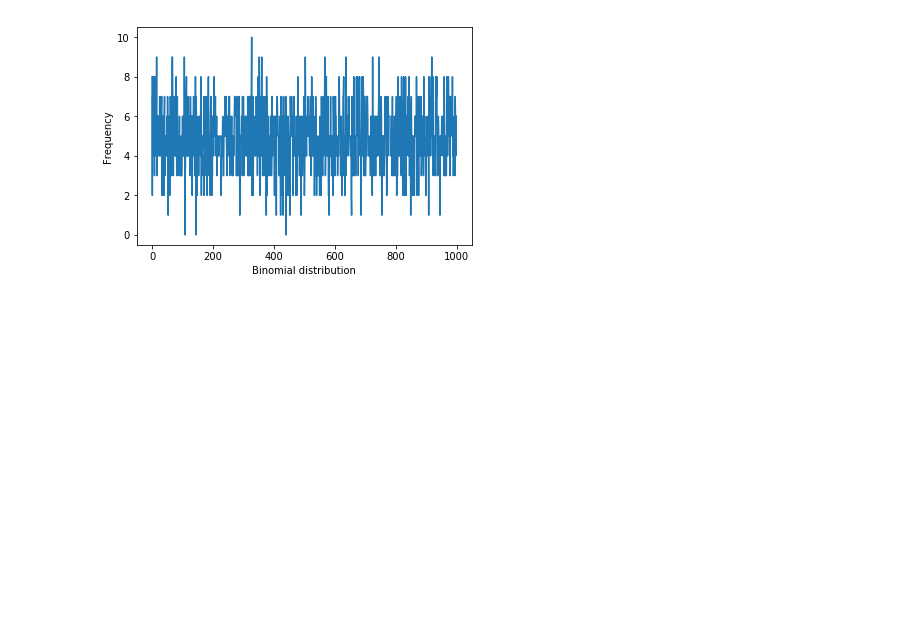
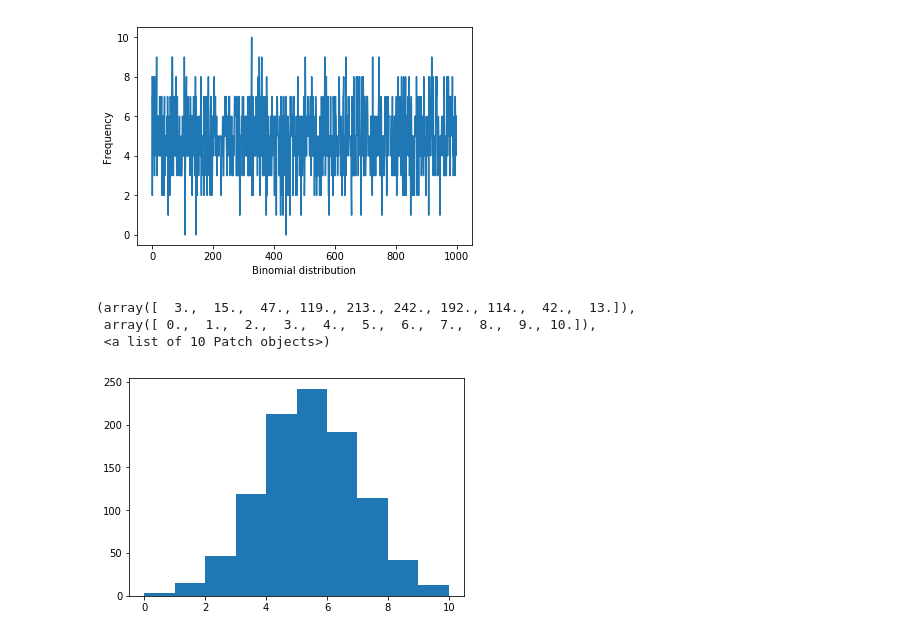
Before and after one commit to kimburke5/emerging_technologies, a Jupyter notebook: numpy-random.ipynb, the cells around one changed output. Saved outputs shown, nothing was run; the diff lists cells and outputs as text; code cells hidden in the pictures; blank space fills up the shorter version.

```diff
--- a/numpy-random.ipynb
+++ b/numpy-random.ipynb
@@ -197,3 +197,10 @@ plt.ylabel('Frequency')
 plt.show()
 # %% [output]
 [figure]
+# %%
+plt.hist(a)
+# %% [output]
+(array([  3.,  15.,  47., 119., 213., 242., 192., 114.,  42.,  13.]),
+ array([ 0.,  1.,  2.,  3.,  4.,  5.,  6.,  7.,  8.,  9., 10.]),
+ <a list of 10 Patch objects>)
+[figure, added]
```
